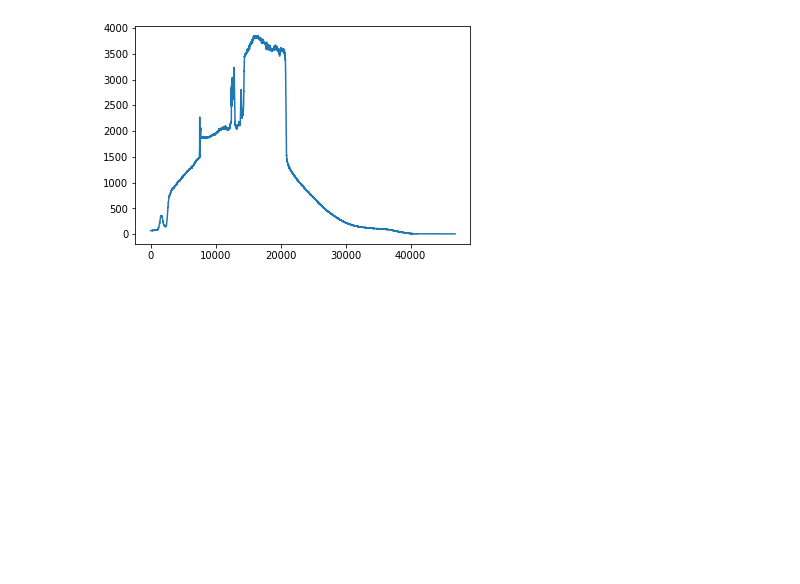
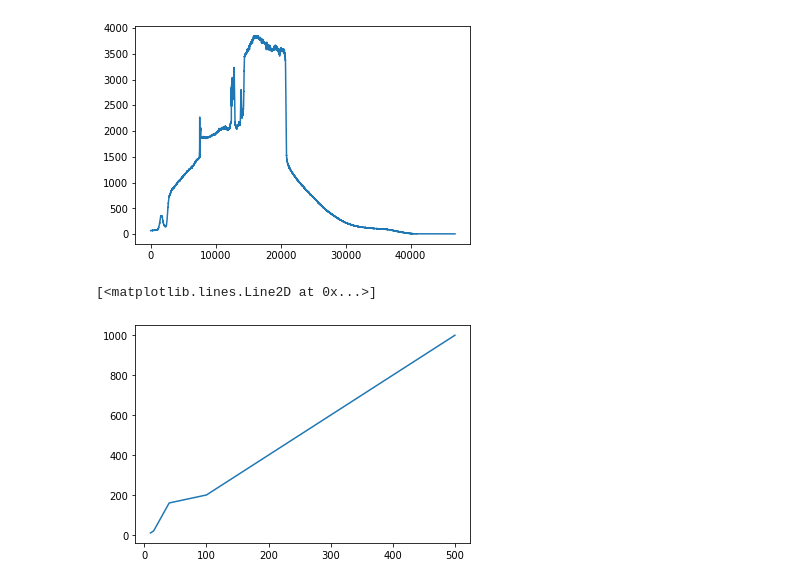
Before and after one commit to suerfu/PICMCU, a Jupyter notebook: PIC16F1788/Geiger/notebook/PlotCountRate.ipynb, the cells around one changed output. Drawn from its saved outputs; the diff is of its cells as text; code cells hidden in the pictures; blank space fills up the shorter version.

Commit message:
Brightness auto-adjustment working.

```diff
--- a/PIC16F1788/Geiger/notebook/PlotCountRate.ipynb
+++ b/PIC16F1788/Geiger/notebook/PlotCountRate.ipynb
@@ -74,3 +74,14 @@ plt.plot( rate )
 # %% [output]
 [<matplotlib.lines.Line2D at 0x...>]
 [figure]
+# %%
+# Brightness adjustment
+
+DC = [10, 15, 40, 100, 500]
+BR = [10, 20, 160,200, 1000]
+
+plt.figure()
+plt.plot(DC, BR)
+# %% [output]
+[<matplotlib.lines.Line2D at 0x...>]
+[figure, added]
```
Also changed, not shown: 1 other file.
